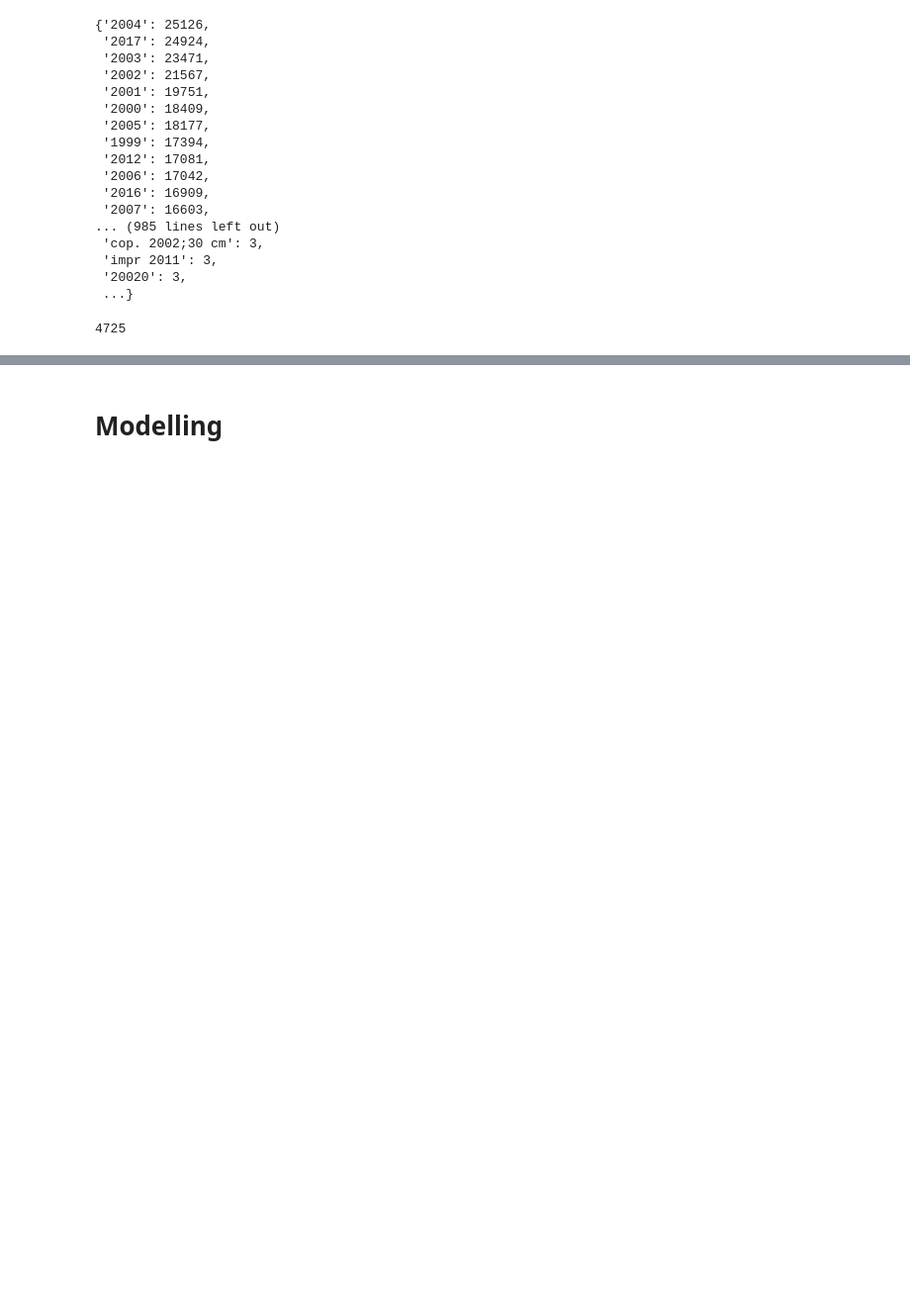
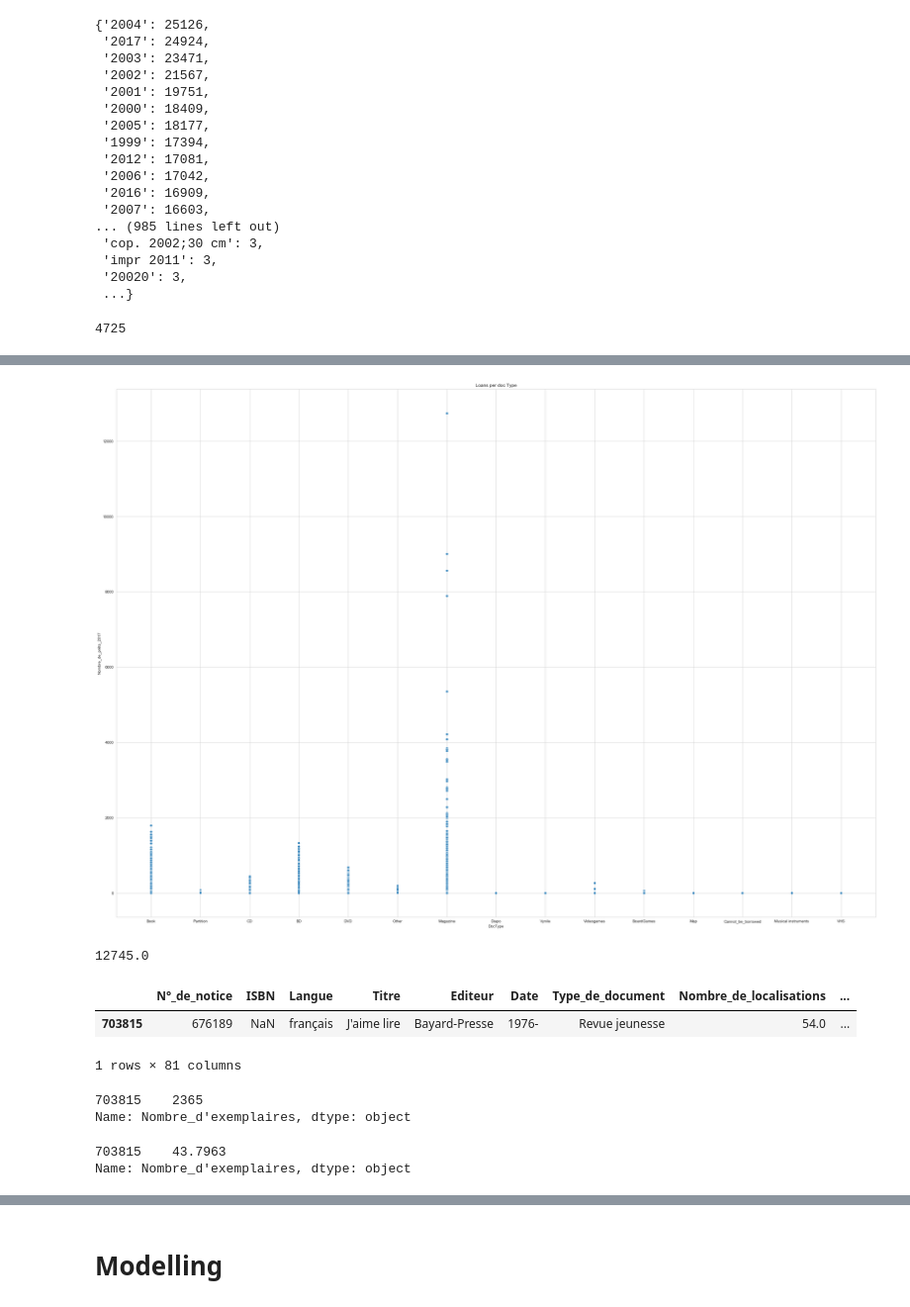
Before and after one commit to srosamont/Projects_Ironhack, a Jupyter notebook: Book_loan/Book_Loan_Cleaning.ipynb, the cells around one changed output, grey strips where cells are left out. Shown at 99% size. Saved outputs shown, nothing was run; the diff lists cells and outputs as text; code cells hidden in the pictures; blank space fills up the shorter version.

```diff
--- a/Book_loan/Book_Loan_Cleaning.ipynb
+++ b/Book_loan/Book_Loan_Cleaning.ipynb
@@ -590,0 +702,28 @@ df1=df.drop(dataBook.iloc[:,38:97],axis=1)
+# %%
+fig, ax = plt.subplots(figsize=(35,25))
+sns.scatterplot(df.DocType,df['Nombre_de_prêts_2017'])
+plt.title('Loans per doc Type')
+plt.show()
+# %% [output]
+[figure, added]
+# %%
+df[df.DocType=='Magazine']['Nombre_de_prêts_2017'].max()
+# %% [output]
+12745.0
+# %%
+#magazine le plus emprunté
+df[(df.DocType=='Magazine')&(df['Nombre_de_prêts_2017']==12745.0)]
+# %% [output]
+|  | N°_de_notice | ISBN | Langue | Titre | Editeur | Date | Type_de_document | Nombre_de_localisations | ... |
+| 703815 | 676189 | NaN | français | J'aime lire | Bayard-Presse | 1976- | Revue jeunesse | 54.0 | ... |
+1 rows × 81 columns
+# %%
+df[(df.Titre=="J'aime lire")]["Nombre_d'exemplaires"]
+# %% [output]
+703815    2365
+Name: Nombre_d'exemplaires, dtype: object
+# %%
+df[(df.Titre=="J'aime lire")]["Nombre_d'exemplaires"]/54
+# %% [output]
+703815    43.7963
+Name: Nombre_d'exemplaires, dtype: object
```
Also changed, not shown: parts of 74 cells of this notebook.
